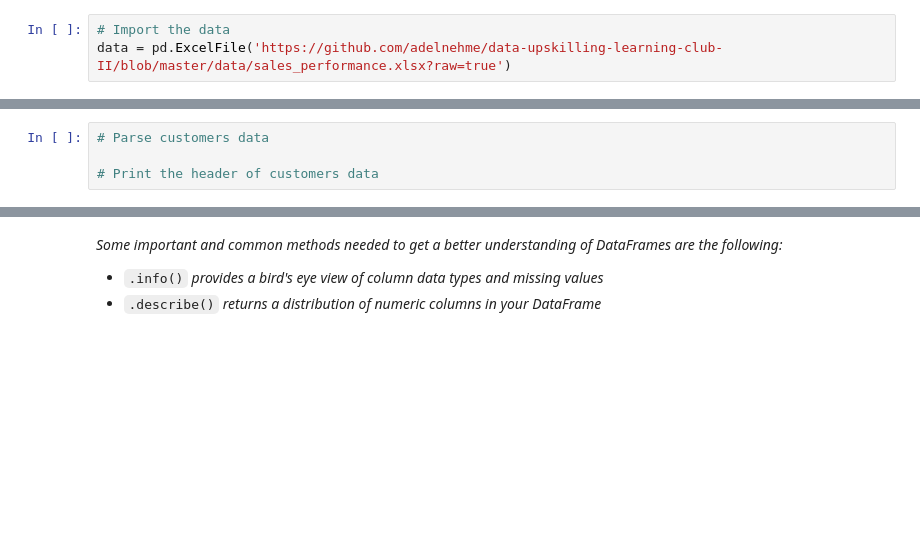
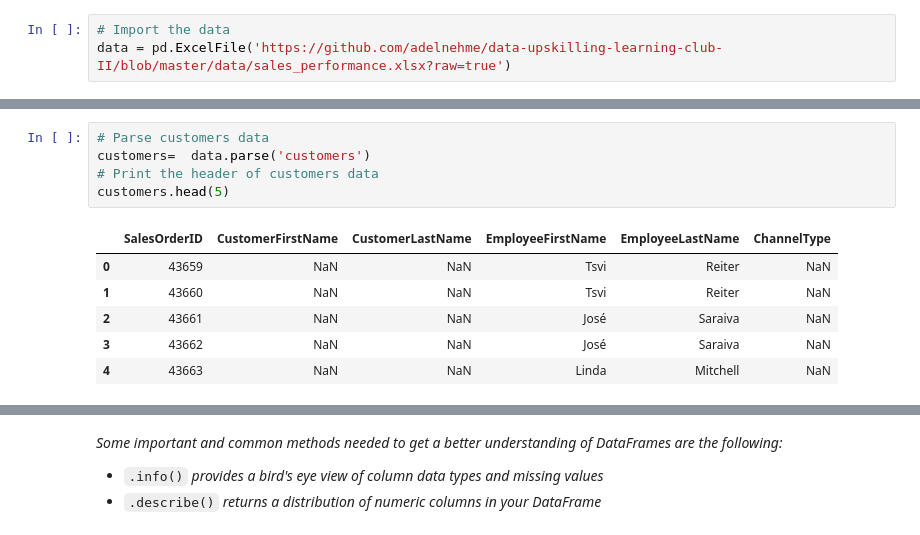
Before and after one commit to adelnehme/data-upskilling-learning-club-II, a Jupyter notebook: notebooks/data_upskilling_manipulating_data_python.ipynb, the cells around one changed output, grey strips where cells are left out. Drawn from its saved outputs; the diff is of its cells as text; blank space fills up the shorter version.

```diff
--- a/notebooks/data_upskilling_manipulating_data_python.ipynb
+++ b/notebooks/data_upskilling_manipulating_data_python.ipynb
@@ -56,6 +67,14 @@ data = pd.ExcelFile('https://github.com/adelnehme/data-upskilling-learning-club-
 # %%
 # Parse customers data
-
+customers=  data.parse('customers')
 # Print the header of customers data
+customers.head(5)
+# %% [output]
+|  | SalesOrderID | CustomerFirstName | CustomerLastName | EmployeeFirstName | EmployeeLastName | ChannelType |
+| 0 | 43659 | NaN | NaN | Tsvi | Reiter | NaN |
+| 1 | 43660 | NaN | NaN | Tsvi | Reiter | NaN |
+| 2 | 43661 | NaN | NaN | José | Saraiva | NaN |
+| 3 | 43662 | NaN | NaN | José | Saraiva | NaN |
+| 4 | 43663 | NaN | NaN | Linda | Mitchell | NaN |
 # %%
 # Parse dates data
```
Also changed, not shown: parts of 10 cells of this notebook.
